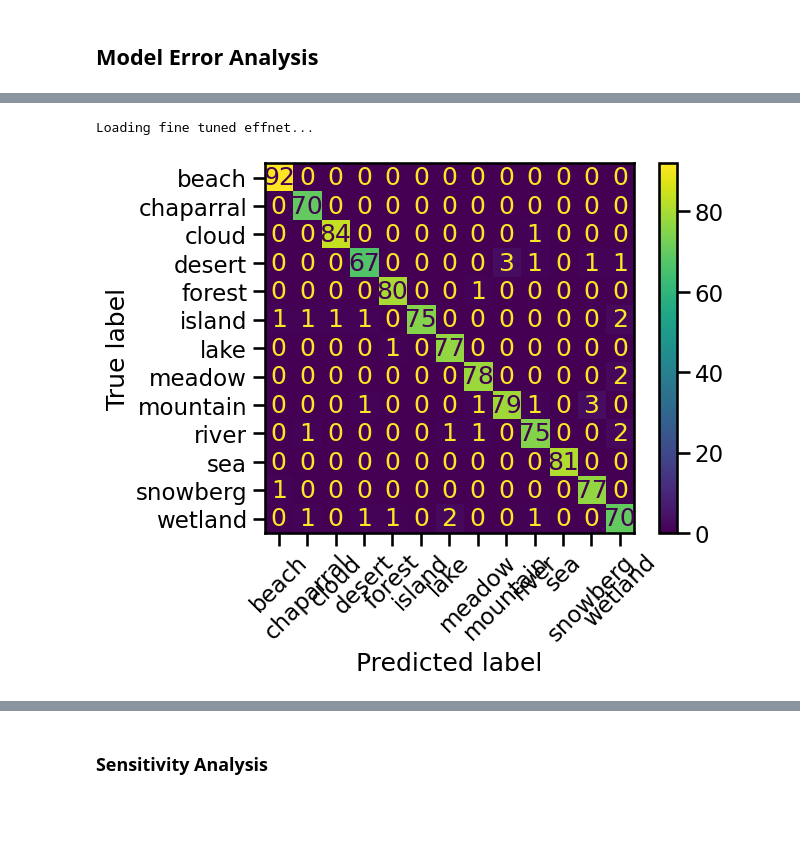
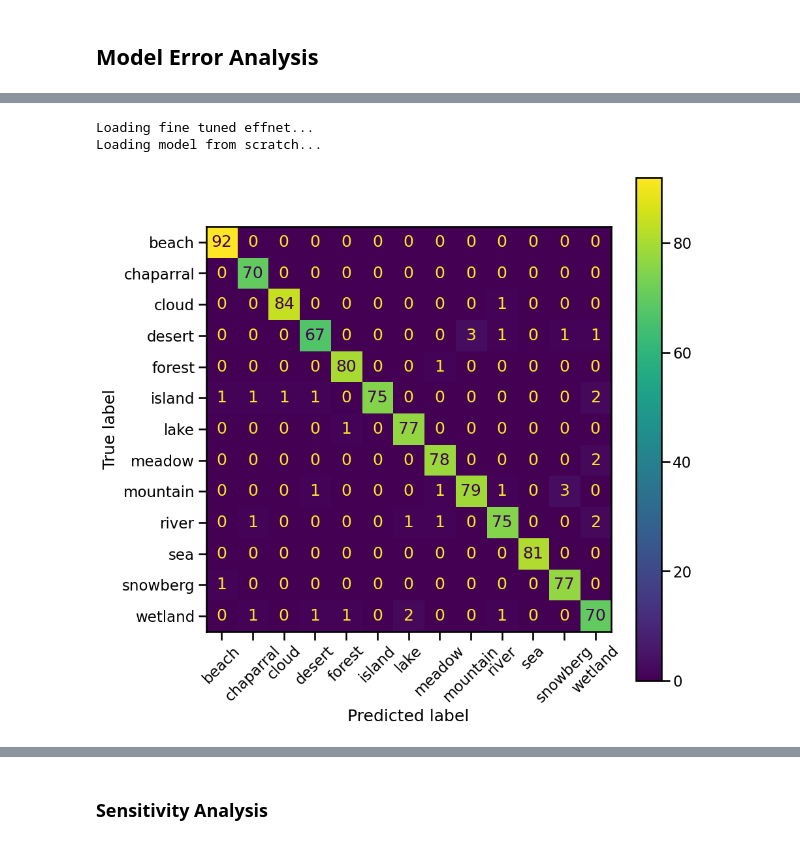
Before and after one commit to kentrachmat/HoML, a Jupyter notebook: notebooks/final_notebook.ipynb, the cells around one changed output, grey strips where cells are left out. Cells and saved outputs as stored; diff of their text form; code cells hidden in the pictures; blank space fills up the shorter version.

Commit message:
final notebook custom model

```diff
--- a/notebooks/final_notebook.ipynb
+++ b/notebooks/final_notebook.ipynb
@@ -533,24 +530,29 @@ plt.show()
 # %%
 from predict import load_model_effnet, load_model_scratch, predict
-# model_scratch = load_model_scratch()
-model_effnet = load_model_effnet()
 device = torch.device("cuda:0" if torch.cuda.is_available() else "cpu")
-y_pred = []
-model_effnet.eval()
+
 PATH_TO_VALID = '../data/new_data/valid-lab/'
 valid_set = datasets.ImageFolder(root=PATH_TO_VALID, transform=transforms.ToTensor())
 valid_data = DataLoader(valid_set, batch_size=16, shuffle=False, num_workers=2)
 
-for images, labels in valid_data:
-    images, labels =  images.to(device), labels.to(device)
-    output = model_effnet(images)
-    pred = output.data.max(1)[1]
-    y_pred.extend(list(pred.cpu().numpy()))
+model_effnet = load_model_effnet()
+model_scratch = load_model_scratch()
 # %% [output]
 Loading fine tuned effnet...
+Loading model from scratch...
+# %%
+model_eff = model_effnet.to(device)
+model_eff.eval()
+y_pred_eff = []
+for images, labels in valid_data:
+    images, labels =  images.to(device), labels.to(device)
+    output = model_eff(images)
+    pred = output.data.max(1)[1]
+    y_pred_eff.extend(list(pred.cpu().numpy()))
 # %%
-y_pred = [idx_to_class_val[i] for i in y_pred]
+y_pred_eff_final = [idx_to_class_val[i] for i in y_pred_eff]
 # %%
-disp = sklearn.metrics.ConfusionMatrixDisplay.from_predictions(classes_val, y_pred, xticks_rotation=45)
+fig, ax = plt.subplots(figsize=(10,10))
+disp = sklearn.metrics.ConfusionMatrixDisplay.from_predictions(classes_val, y_pred_eff_final, xticks_rotation=45, ax=ax)
 # %% [output]
-[figure, old version]
+[figure, new version]
```
Also changed, not shown: parts of 17 cells of this notebook, 3 other files.
